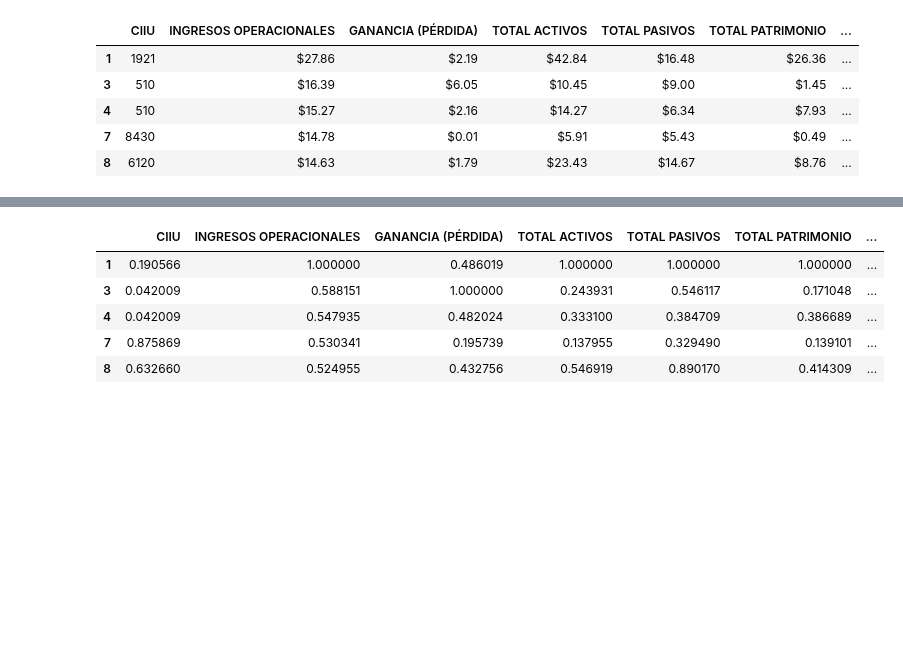
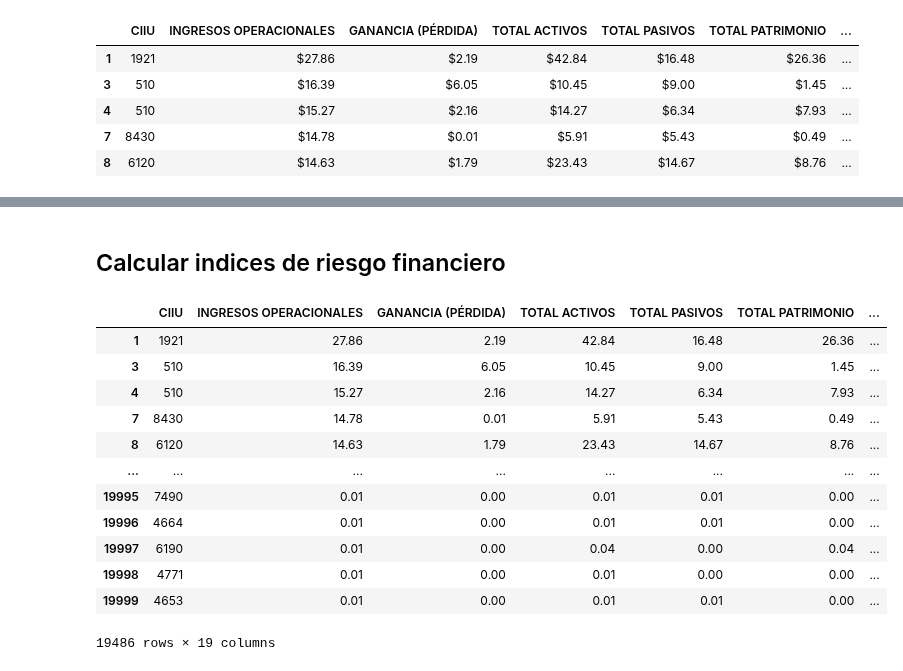
Before and after one commit to CesarMaldonado14/Proyecto-3-IA, a Jupyter notebook: Project_Notebook.ipynb, the cells around one changed output, grey strips where cells are left out. Drawn from its saved outputs; the diff is of its cells as text; code cells hidden in the pictures; blank space fills up the shorter version.

```diff
--- a/Project_Notebook.ipynb
+++ b/Project_Notebook.ipynb
@@ -272,9 +268,0 @@ df_encoded.head(5)
-# %%
-df_normalized.head(5)
-# %% [output]
-|  | CIIU | INGRESOS OPERACIONALES | GANANCIA (PÉRDIDA) | TOTAL ACTIVOS | TOTAL PASIVOS | TOTAL PATRIMONIO | ... |
-| 1 | 0.190566 | 1.000000 | 0.486019 | 1.000000 | 1.000000 | 1.000000 | ... |
-| 3 | 0.042009 | 0.588151 | 1.000000 | 0.243931 | 0.546117 | 0.171048 | ... |
-| 4 | 0.042009 | 0.547935 | 0.482024 | 0.333100 | 0.384709 | 0.386689 | ... |
-| 7 | 0.875869 | 0.530341 | 0.195739 | 0.137955 | 0.329490 | 0.139101 | ... |
-| 8 | 0.632660 | 0.524955 | 0.432756 | 0.546919 | 0.890170 | 0.414309 | ... |
@@ -288,0 +269,2 @@ normalizacion y scaler
+# %% [markdown]
+## Calcular indices de riesgo financiero
@@ -288,0 +284,18 @@ normalizacion y scaler
+# %%
+df_encoded.fillna(0, inplace=True)
+df_encoded.replace([np.inf, -np.inf], 0, inplace=True)
+df_encoded
+# %% [output]
+|  | CIIU | INGRESOS OPERACIONALES | GANANCIA (PÉRDIDA) | TOTAL ACTIVOS | TOTAL PASIVOS | TOTAL PATRIMONIO | ... |
+| 1 | 1921 | 27.86 | 2.19 | 42.84 | 16.48 | 26.36 | ... |
+| 3 | 510 | 16.39 | 6.05 | 10.45 | 9.00 | 1.45 | ... |
+| 4 | 510 | 15.27 | 2.16 | 14.27 | 6.34 | 7.93 | ... |
+| 7 | 8430 | 14.78 | 0.01 | 5.91 | 5.43 | 0.49 | ... |
+| 8 | 6120 | 14.63 | 1.79 | 23.43 | 14.67 | 8.76 | ... |
+| ... | ... | ... | ... | ... | ... | ... | ... |
+| 19995 | 7490 | 0.01 | 0.00 | 0.01 | 0.01 | 0.00 | ... |
+| 19996 | 4664 | 0.01 | 0.00 | 0.01 | 0.01 | 0.00 | ... |
+| 19997 | 6190 | 0.01 | 0.00 | 0.04 | 0.00 | 0.04 | ... |
+| 19998 | 4771 | 0.01 | 0.00 | 0.01 | 0.00 | 0.00 | ... |
+| 19999 | 4653 | 0.01 | 0.00 | 0.01 | 0.01 | 0.00 | ... |
+19486 rows × 19 columns
```
Also changed, not shown: parts of 24 cells of this notebook, 1 other file.
